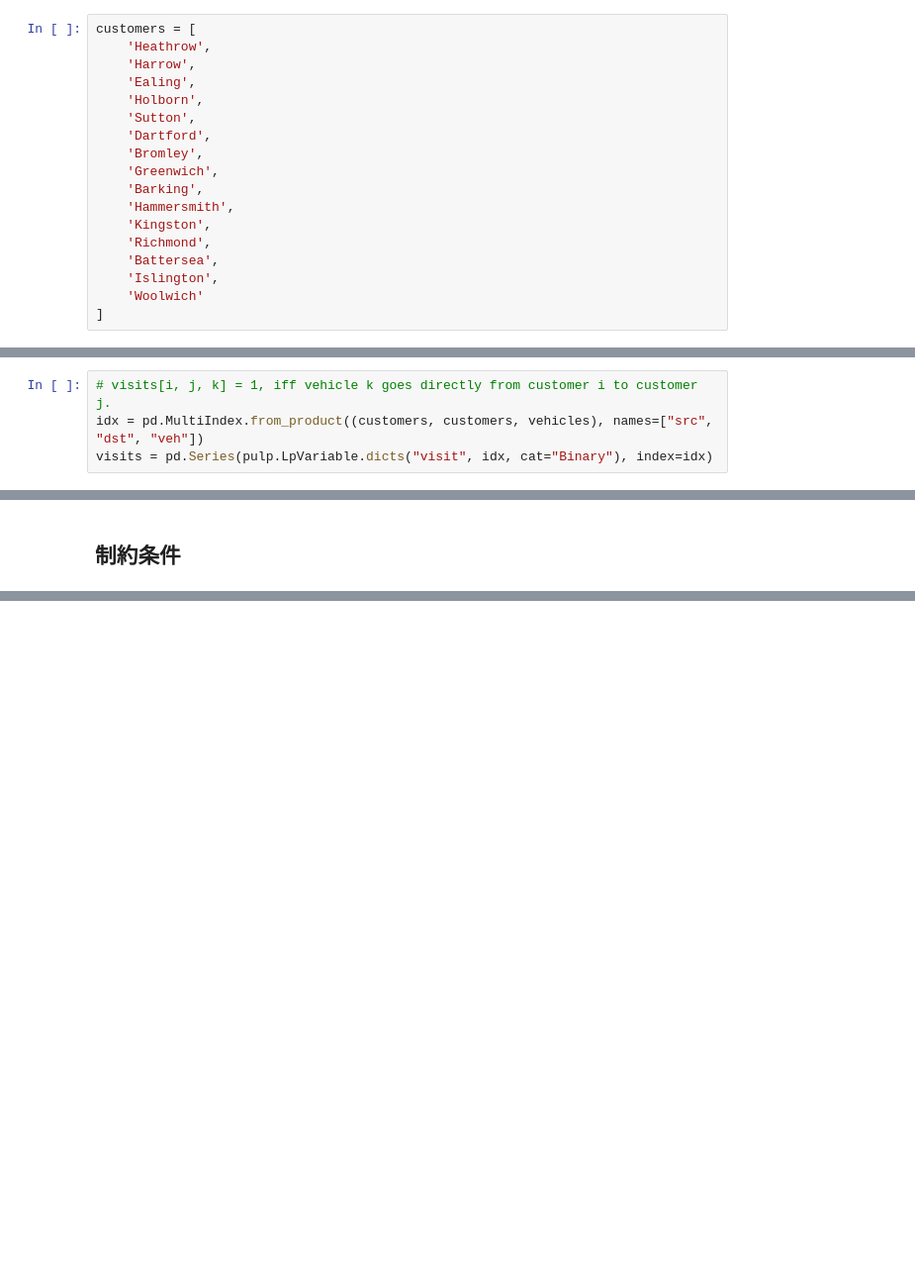
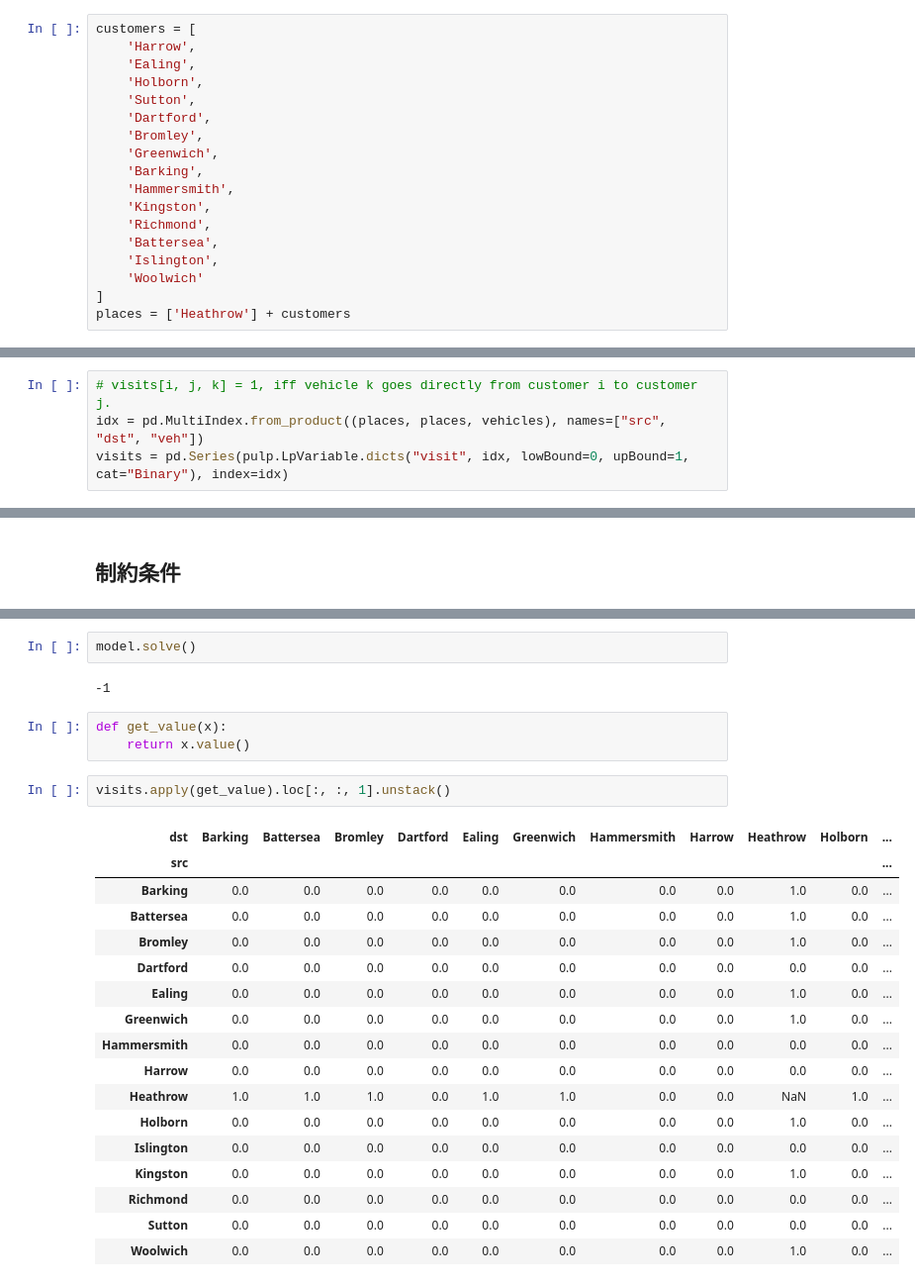
Before and after one commit to ytakashina/modeling_practice, a Jupyter notebook: 12.27 Lost baggage distribution.ipynb, the cells around one changed output, grey strips where cells are left out. Shown at 99% size. Cells and saved outputs as stored; diff of their text form; blank space fills up the shorter version.

```diff
--- a/12.27 Lost baggage distribution.ipynb
+++ b/12.27 Lost baggage distribution.ipynb
@@ -17,7 +17,6 @@ import pulp
 ## 集合
 # %%
 customers = [
-    'Heathrow',
     'Harrow',
     'Ealing',
     'Holborn',
@@ -33,6 +32,7 @@ customers = [
     'Islington',
     'Woolwich'
 ]
+places = ['Heathrow'] + customers
 # %%
 vehicles = [1, 2, 3, 4, 5, 6]
 # %% [markdown]
@@ -51,6 +52,6 @@ n_vehicle
 # %%
 # visits[i, j, k] = 1, iff vehicle k goes directly from customer i to customer j.
-idx = pd.MultiIndex.from_product((customers, customers, vehicles), names=["src", "dst", "veh"])
-visits = pd.Series(pulp.LpVariable.dicts("visit", idx, cat="Binary"), index=idx)
+idx = pd.MultiIndex.from_product((places, places, vehicles), names=["src", "dst", "veh"])
+visits = pd.Series(pulp.LpVariable.dicts("visit", idx, lowBound=0, upBound=1, cat="Binary"), index=idx)
 # %%
 # has_visitied[i, k] = 1, iff vehicle k visits customer i, (apart from the depot)
@@ -86,0 +100,27 @@ for i in customers:
+# %%
+model.solve()
+# %% [output]
+-1
+# %%
+def get_value(x):
+    return x.value()
+# %%
+visits.apply(get_value).loc[:, :, 1].unstack()
+# %% [output]
+| dst | Barking | Battersea | Bromley | Dartford | Ealing | Greenwich | Hammersmith | Harrow | Heathrow | Holborn | ... |
+| src |  |  |  |  |  |  |  |  |  |  | ... |
+| Barking | 0.0 | 0.0 | 0.0 | 0.0 | 0.0 | 0.0 | 0.0 | 0.0 | 1.0 | 0.0 | ... |
+| Battersea | 0.0 | 0.0 | 0.0 | 0.0 | 0.0 | 0.0 | 0.0 | 0.0 | 1.0 | 0.0 | ... |
+| Bromley | 0.0 | 0.0 | 0.0 | 0.0 | 0.0 | 0.0 | 0.0 | 0.0 | 1.0 | 0.0 | ... |
+| Dartford | 0.0 | 0.0 | 0.0 | 0.0 | 0.0 | 0.0 | 0.0 | 0.0 | 0.0 | 0.0 | ... |
+| Ealing | 0.0 | 0.0 | 0.0 | 0.0 | 0.0 | 0.0 | 0.0 | 0.0 | 1.0 | 0.0 | ... |
+| Greenwich | 0.0 | 0.0 | 0.0 | 0.0 | 0.0 | 0.0 | 0.0 | 0.0 | 1.0 | 0.0 | ... |
+| Hammersmith | 0.0 | 0.0 | 0.0 | 0.0 | 0.0 | 0.0 | 0.0 | 0.0 | 0.0 | 0.0 | ... |
+| Harrow | 0.0 | 0.0 | 0.0 | 0.0 | 0.0 | 0.0 | 0.0 | 0.0 | 0.0 | 0.0 | ... |
+| Heathrow | 1.0 | 1.0 | 1.0 | 0.0 | 1.0 | 1.0 | 0.0 | 0.0 | NaN | 1.0 | ... |
+| Holborn | 0.0 | 0.0 | 0.0 | 0.0 | 0.0 | 0.0 | 0.0 | 0.0 | 1.0 | 0.0 | ... |
+| Islington | 0.0 | 0.0 | 0.0 | 0.0 | 0.0 | 0.0 | 0.0 | 0.0 | 0.0 | 0.0 | ... |
+| Kingston | 0.0 | 0.0 | 0.0 | 0.0 | 0.0 | 0.0 | 0.0 | 0.0 | 1.0 | 0.0 | ... |
+| Richmond | 0.0 | 0.0 | 0.0 | 0.0 | 0.0 | 0.0 | 0.0 | 0.0 | 0.0 | 0.0 | ... |
+| Sutton | 0.0 | 0.0 | 0.0 | 0.0 | 0.0 | 0.0 | 0.0 | 0.0 | 0.0 | 0.0 | ... |
+| Woolwich | 0.0 | 0.0 | 0.0 | 0.0 | 0.0 | 0.0 | 0.0 | 0.0 | 1.0 | 0.0 | ... |
```
Also changed, not shown: parts of 18 cells of this notebook.
